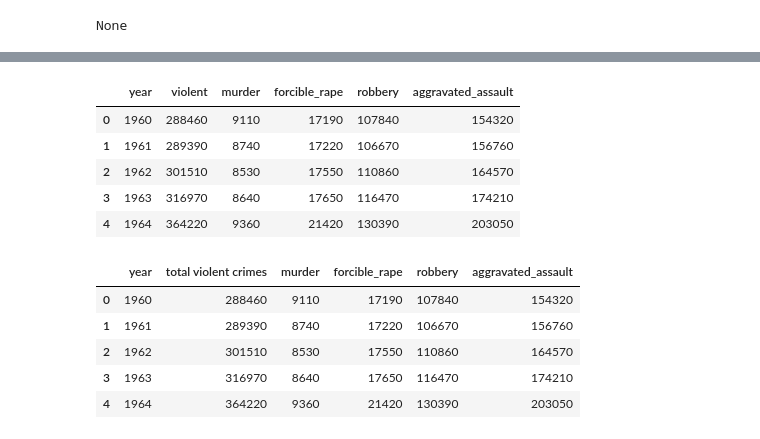
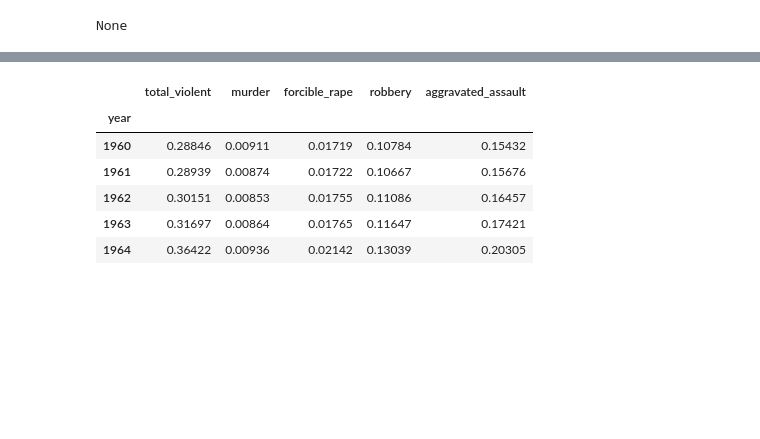
Before and after one commit to kkruel8100/Crime-Analysis, a Jupyter notebook: US_Crime_Rates_1960_2014.ipynb, the cells around one changed output, grey strips where cells are left out. Cells and saved outputs as stored; diff of their text form; code cells hidden in the pictures; blank space fills up the shorter version.

Commit message:
added notebook for us crime rates 1960-2014 and comparison notebook for crime_unemployment_inflation

```diff
--- a/US_Crime_Rates_1960_2014.ipynb
+++ b/US_Crime_Rates_1960_2014.ipynb
@@ -56,0 +54,8 @@ us_crime_1960_2014_df_copy = us_crime_1960_2014_df.copy()
+# %%
+# clean columns
+cleaned_crime_1960_2014_copy = clean_columns(us_crime_1960_2014_df_copy)
+cleaned_crime_1960_2014_copy.head()
+
+# Rename columns
+cleaned_crime_1960_2014_copy = cleaned_crime_1960_2014_copy.rename(columns={"violent": "total_violent", "property": "total_nonviolent"})
+cleaned_crime_1960_2014_copy.head()
@@ -56,0 +69,4 @@ us_crime_1960_2014_df_copy = us_crime_1960_2014_df.copy()
+# %%
+# Reset index to year
+crime_rates_df = cleaned_crime_1960_2014_copy.set_index('year')
+crime_rates_df.tail()
@@ -56,0 +81,4 @@ us_crime_1960_2014_df_copy = us_crime_1960_2014_df.copy()
+# %%
+# Convert all numeric columns(-year) to df[‘column_name’] = df[‘column_name’] / 1000000
+crime_rates_df = crime_rates_df / 1000000
+crime_rates_df.head()
@@ -57,22 +169,12 @@ us_crime_1960_2014_df_copy = us_crime_1960_2014_df.copy()
 # %%
-# group crimes by type
-violent_crimes = us_crime_1960_2014_df_copy[['year', 'murder', 'forcible_rape', 'robbery', 'aggravated_assault',]]
+# group crimes by violent
+violent_crimes = crime_rates_df[['total_violent', 'murder', 'forcible_rape', 'robbery', 'aggravated_assault',]]
 violent_crimes.head()
 # %% [output]
-|  | year | violent | murder | forcible_rape | robbery | aggravated_assault |
-| 0 | 1960 | 288460 | 9110 | 17190 | 107840 | 154320 |
-| 1 | 1961 | 289390 | 8740 | 17220 | 106670 | 156760 |
-| 2 | 1962 | 301510 | 8530 | 17550 | 110860 | 164570 |
-| 3 | 1963 | 316970 | 8640 | 17650 | 116470 | 174210 |
-| 4 | 1964 | 364220 | 9360 | 21420 | 130390 | 203050 |
+|  | total_violent | murder | forcible_rape | robbery | aggravated_assault |
+| year |  |  |  |  |  |
+| 1960 | 0.28846 | 0.00911 | 0.01719 | 0.10784 | 0.15432 |
+| 1961 | 0.28939 | 0.00874 | 0.01722 | 0.10667 | 0.15676 |
+| 1962 | 0.30151 | 0.00853 | 0.01755 | 0.11086 | 0.16457 |
+| 1963 | 0.31697 | 0.00864 | 0.01765 | 0.11647 | 0.17421 |
+| 1964 | 0.36422 | 0.00936 | 0.02142 | 0.13039 | 0.20305 |
-# %%
-# rename 'violent' column
-violent_crimes = violent_crimes.rename(columns={'violent': 'total violent crimes'})
-violent_crimes.head()
-# %% [output]
-|  | year | total violent crimes | murder | forcible_rape | robbery | aggravated_assault |
-| 0 | 1960 | 288460 | 9110 | 17190 | 107840 | 154320 |
-| 1 | 1961 | 289390 | 8740 | 17220 | 106670 | 156760 |
-| 2 | 1962 | 301510 | 8530 | 17550 | 110860 | 164570 |
-| 3 | 1963 | 316970 | 8640 | 17650 | 116470 | 174210 |
-| 4 | 1964 | 364220 | 9360 | 21420 | 130390 | 203050 |
```
Also changed, not shown: parts of 20 cells of this notebook, 1 other file.
